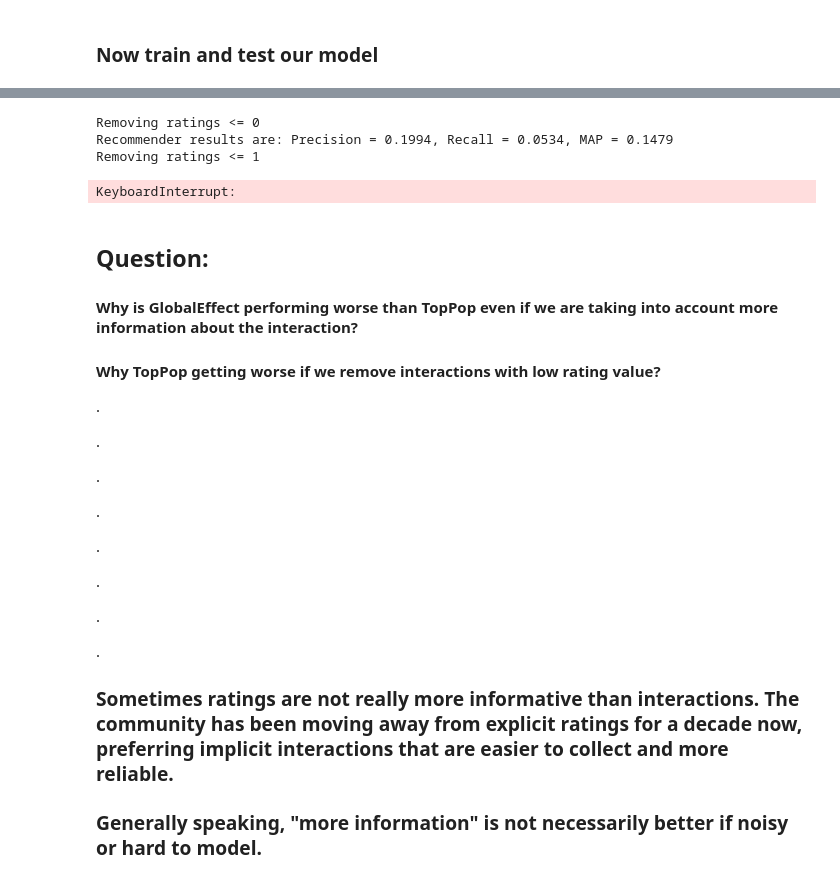
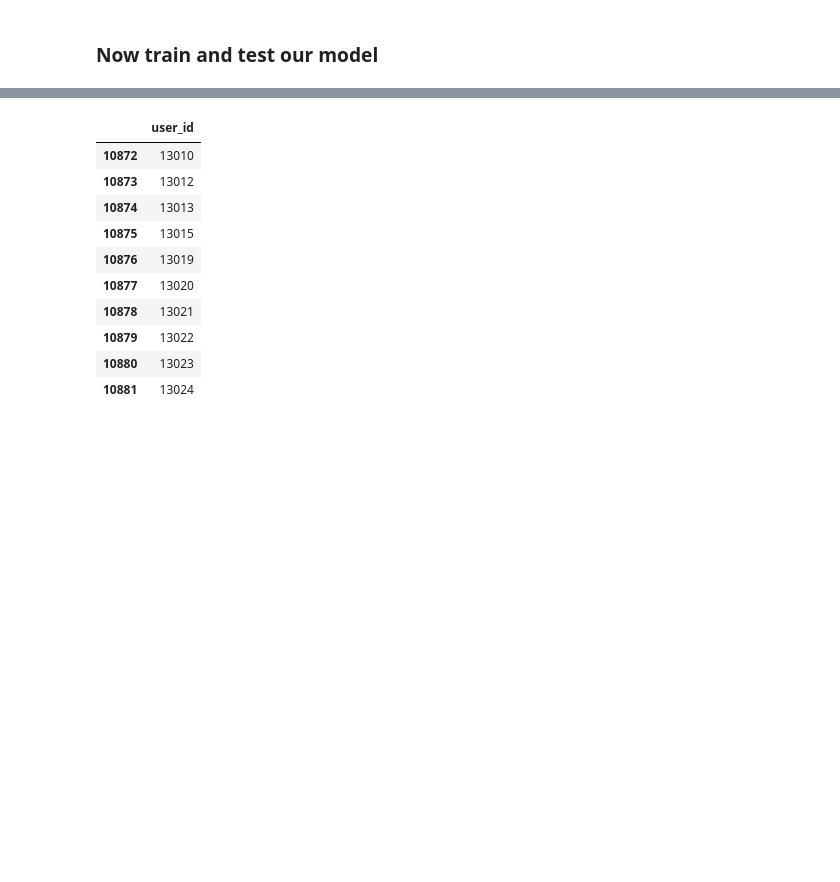
Before and after one commit to Kokcr3ator/RecSys-Competition, a Jupyter notebook: TopPopRecommender.ipynb, the cells around one changed output, grey strips where cells are left out. Drawn from its saved outputs; the diff is of its cells as text; code cells hidden in the pictures; blank space fills up the shorter version.

```diff
--- a/TopPopRecommender.ipynb
+++ b/TopPopRecommender.ipynb
@@ -643,44 +339,18 @@ Recommender results are: Precision = 0.0762, Recall = 0.0189, MAP = 0.0548
-# %%
-for rating_threshold in range(0, 5):
-
-    print("Removing ratings <= {}".format(rating_threshold))
-
-    URM_train_filtered = URM_train.copy()
-    URM_train_filtered.data[URM_train.data <= rating_threshold] = 0
-
-    URM_train_filtered.eliminate_zeros()
-
-    topPopRecommender = TopPopRecommender()
-    topPopRecommender.fit(URM_train_filtered)
-
-    evaluate_algorithm(URM_test, topPopRecommender)
-# %% [output]
-Removing ratings <= 0
-Recommender results are: Precision = 0.1994, Recall = 0.0534, MAP = 0.1479
-Removing ratings <= 1
-KeyboardInterrupt:
-# %% [markdown]
-## Question:
-
-#### Why is GlobalEffect performing worse than TopPop even if we are taking into account more information about the interaction?
-
-#### Why TopPop getting worse if we remove interactions with low rating value?
-.
-
-.
-
-.
-
-.
-
-.
-
-.
-
-.
-
-.
-
-### Sometimes ratings are not really more informative than interactions. The community has been moving away from explicit ratings for a decade now, preferring implicit interactions that are easier to collect and more reliable.
-
-### Generally speaking, "more information" is not necessarily better if noisy or hard to model.
+# %%
+prediction_df = pd.read_csv('data_target_users_test.csv', sep= ",",
+                                header=0,
+                                dtype={0:int},
+                                engine='python')
+prediction_df.tail(10)
+# %% [output]
+|  | user_id |
+| 10872 | 13010 |
+| 10873 | 13012 |
+| 10874 | 13013 |
+| 10875 | 13015 |
+| 10876 | 13019 |
+| 10877 | 13020 |
+| 10878 | 13021 |
+| 10879 | 13022 |
+| 10880 | 13023 |
+| 10881 | 13024 |
```
Also changed, not shown: parts of 66 cells of this notebook.
